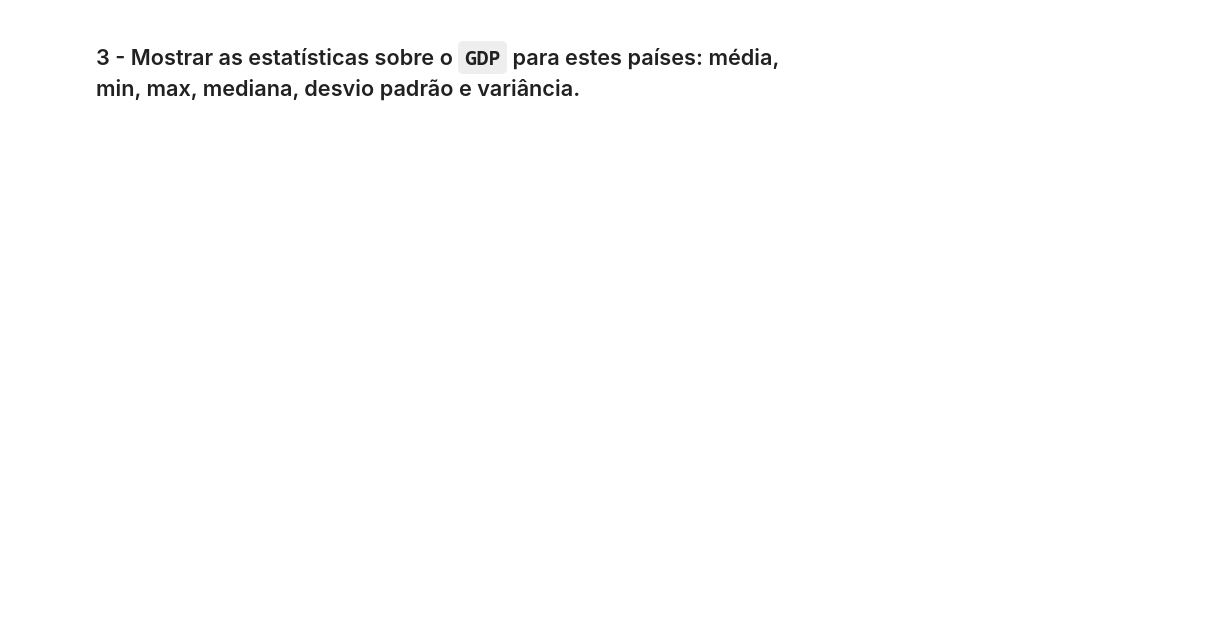
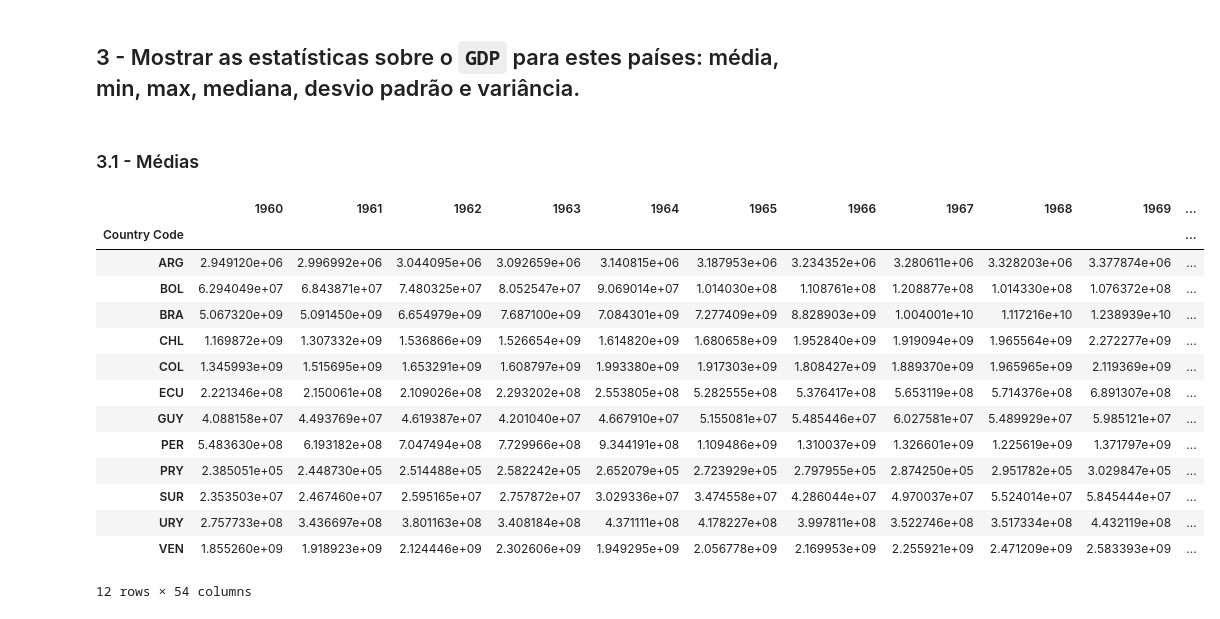
Before and after one commit to sganzerla/DPS852-Data-Science, a Jupyter notebook: T2-pre/EXERCICIO/exercicio.ipynb, the cells around one changed output. Cells and saved outputs as stored; diff of their text form; code cells hidden in the pictures; blank space fills up the shorter version.

```diff
--- a/T2-pre/EXERCICIO/exercicio.ipynb
+++ b/T2-pre/EXERCICIO/exercicio.ipynb
@@ -97,0 +95,30 @@ import pandas as pd
+# %% [markdown]
+### 3.1 - Médias
+# %%
+import pandas as pd
+
+caminho = './'
+nome_arquivo = 'paises_america_latina.csv'
+
+paises_america_latina = pd.read_csv(caminho + nome_arquivo, sep = ';', decimal = ',')
+
+paises_america_latina.dropna(inplace = True)
+dados = paises_america_latina.groupby(['Country Code']).agg('mean')
+
+display(dados)
+# %% [output]
+|  | 1960 | 1961 | 1962 | 1963 | 1964 | 1965 | 1966 | 1967 | 1968 | 1969 | ... |
+| Country Code |  |  |  |  |  |  |  |  |  |  | ... |
+| ARG | 2.949120e+06 | 2.996992e+06 | 3.044095e+06 | 3.092659e+06 | 3.140815e+06 | 3.187953e+06 | 3.234352e+06 | 3.280611e+06 | 3.328203e+06 | 3.377874e+06 | ... |
+| BOL | 6.294049e+07 | 6.843871e+07 | 7.480325e+07 | 8.052547e+07 | 9.069014e+07 | 1.014030e+08 | 1.108761e+08 | 1.208877e+08 | 1.014330e+08 | 1.076372e+08 | ... |
+| BRA | 5.067320e+09 | 5.091450e+09 | 6.654979e+09 | 7.687100e+09 | 7.084301e+09 | 7.277409e+09 | 8.828903e+09 | 1.004001e+10 | 1.117216e+10 | 1.238939e+10 | ... |
+| CHL | 1.169872e+09 | 1.307332e+09 | 1.536866e+09 | 1.526654e+09 | 1.614820e+09 | 1.680658e+09 | 1.952840e+09 | 1.919094e+09 | 1.965564e+09 | 2.272277e+09 | ... |
+| COL | 1.345993e+09 | 1.515695e+09 | 1.653291e+09 | 1.608797e+09 | 1.993380e+09 | 1.917303e+09 | 1.808427e+09 | 1.889370e+09 | 1.965965e+09 | 2.119369e+09 | ... |
+| ECU | 2.221346e+08 | 2.150061e+08 | 2.109026e+08 | 2.293202e+08 | 2.553805e+08 | 5.282555e+08 | 5.376417e+08 | 5.653119e+08 | 5.714376e+08 | 6.891307e+08 | ... |
+| GUY | 4.088158e+07 | 4.493769e+07 | 4.619387e+07 | 4.201040e+07 | 4.667910e+07 | 5.155081e+07 | 5.485446e+07 | 6.027581e+07 | 5.489929e+07 | 5.985121e+07 | ... |
+| PER | 5.483630e+08 | 6.193182e+08 | 7.047494e+08 | 7.729966e+08 | 9.344191e+08 | 1.109486e+09 | 1.310037e+09 | 1.326601e+09 | 1.225619e+09 | 1.371797e+09 | ... |
+| PRY | 2.385051e+05 | 2.448730e+05 | 2.514488e+05 | 2.582242e+05 | 2.652079e+05 | 2.723929e+05 | 2.797955e+05 | 2.874250e+05 | 2.951782e+05 | 3.029847e+05 | ... |
+| SUR | 2.353503e+07 | 2.467460e+07 | 2.595165e+07 | 2.757872e+07 | 3.029336e+07 | 3.474558e+07 | 4.286044e+07 | 4.970037e+07 | 5.524014e+07 | 5.845444e+07 | ... |
+| URY | 2.757733e+08 | 3.436697e+08 | 3.801163e+08 | 3.408184e+08 | 4.371111e+08 | 4.178227e+08 | 3.997811e+08 | 3.522746e+08 | 3.517334e+08 | 4.432119e+08 | ... |
+| VEN | 1.855260e+09 | 1.918923e+09 | 2.124446e+09 | 2.302606e+09 | 1.949295e+09 | 2.056778e+09 | 2.169953e+09 | 2.255921e+09 | 2.471209e+09 | 2.583393e+09 | ... |
+12 rows × 54 columns
```
Also changed, not shown: parts of 12 cells of this notebook.
